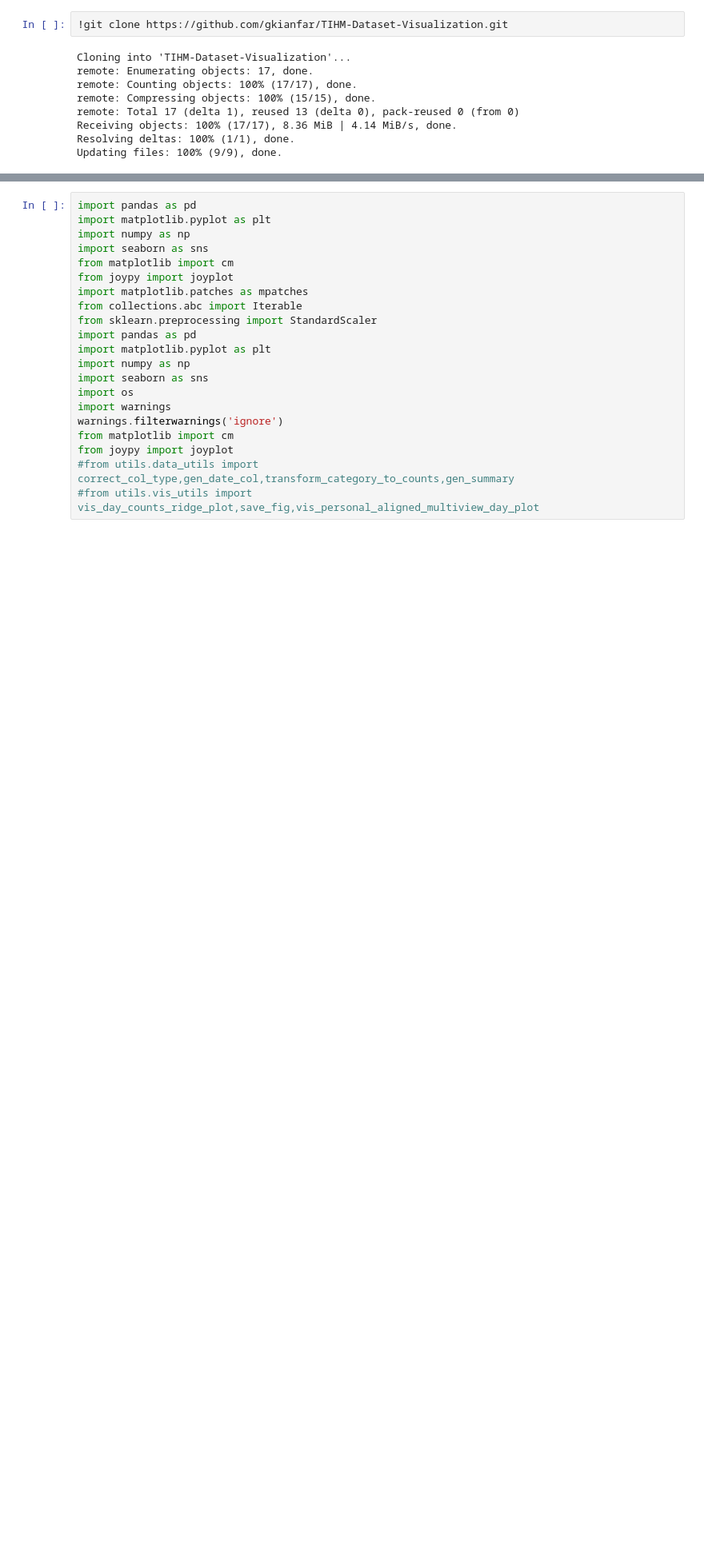
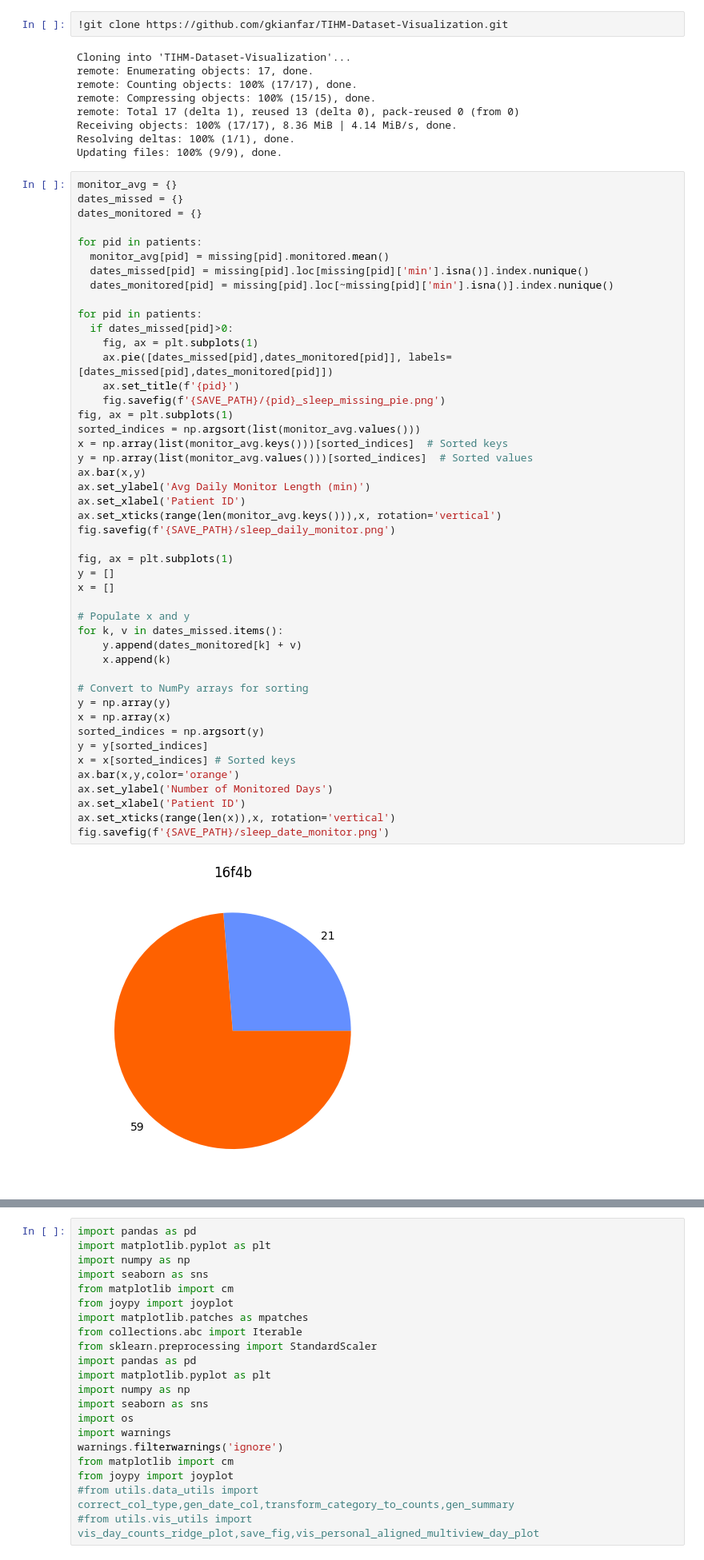
Before and after one commit to gkianfar/S4, a Jupyter notebook: TIHM_data_visualisation.ipynb, the cells around one changed output, grey strips where cells are left out. Shown at 80% size. Saved outputs shown, nothing was run; the diff lists cells and outputs as text; blank space fills up the shorter version.

Commit message:
Sleep data plots saved

```diff
--- a/TIHM_data_visualisation.ipynb
+++ b/TIHM_data_visualisation.ipynb
@@ -37,3 +37,51 @@ remote: Total 17 (delta 1), reused 13 (delta 0), pack-reused 0 (from 0)
 Receiving objects: 100% (17/17), 8.36 MiB | 4.14 MiB/s, done.
 Resolving deltas: 100% (1/1), done.
 Updating files: 100% (9/9), done.
+# %%
+monitor_avg = {}
+dates_missed = {}
+dates_monitored = {}
+
+for pid in patients:
+  monitor_avg[pid] = missing[pid].monitored.mean()
+  dates_missed[pid] = missing[pid].loc[missing[pid]['min'].isna()].index.nunique()
+  dates_monitored[pid] = missing[pid].loc[~missing[pid]['min'].isna()].index.nunique()
+
+for pid in patients:
+  if dates_missed[pid]>0:
+    fig, ax = plt.subplots(1)
+    ax.pie([dates_missed[pid],dates_monitored[pid]], labels=[dates_missed[pid],dates_monitored[pid]])
+    ax.set_title(f'{pid}')
+    fig.savefig(f'{SAVE_PATH}/{pid}_sleep_missing_pie.png')
+fig, ax = plt.subplots(1)
+sorted_indices = np.argsort(list(monitor_avg.values()))
+x = np.array(list(monitor_avg.keys()))[sorted_indices]  # Sorted keys
+y = np.array(list(monitor_avg.values()))[sorted_indices]  # Sorted values
+ax.bar(x,y)
+ax.set_ylabel('Avg Daily Monitor Length (min)')
+ax.set_xlabel('Patient ID')
+ax.set_xticks(range(len(monitor_avg.keys())),x, rotation='vertical')
+fig.savefig(f'{SAVE_PATH}/sleep_daily_monitor.png')
+
+fig, ax = plt.subplots(1)
+y = []
+x = []
+
+# Populate x and y
+for k, v in dates_missed.items():
+    y.append(dates_monitored[k] + v)
+    x.append(k)
+
+# Convert to NumPy arrays for sorting
+y = np.array(y)
+x = np.array(x)
+sorted_indices = np.argsort(y)
+y = y[sorted_indices]
+x = x[sorted_indices] # Sorted keys
+ax.bar(x,y,color='orange')
+ax.set_ylabel('Number of Monitored Days')
+ax.set_xlabel('Patient ID')
+ax.set_xticks(range(len(x)),x, rotation='vertical')
+fig.savefig(f'{SAVE_PATH}/sleep_date_monitor.png')
+# %% [output]
+[figure, added]
```
Also changed, not shown: parts of 4 cells of this notebook.
